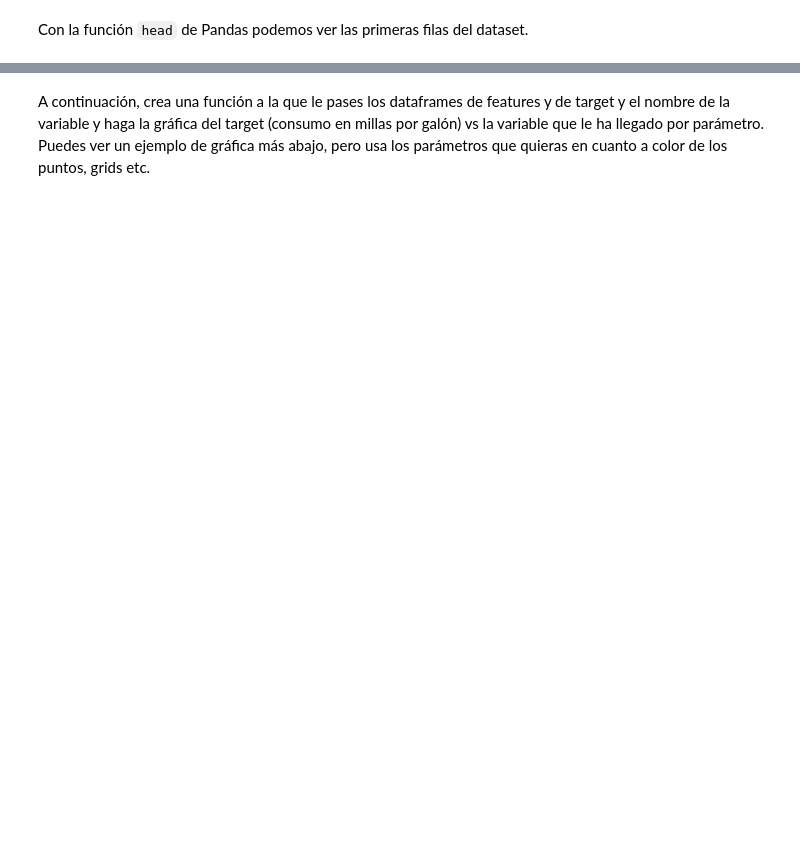
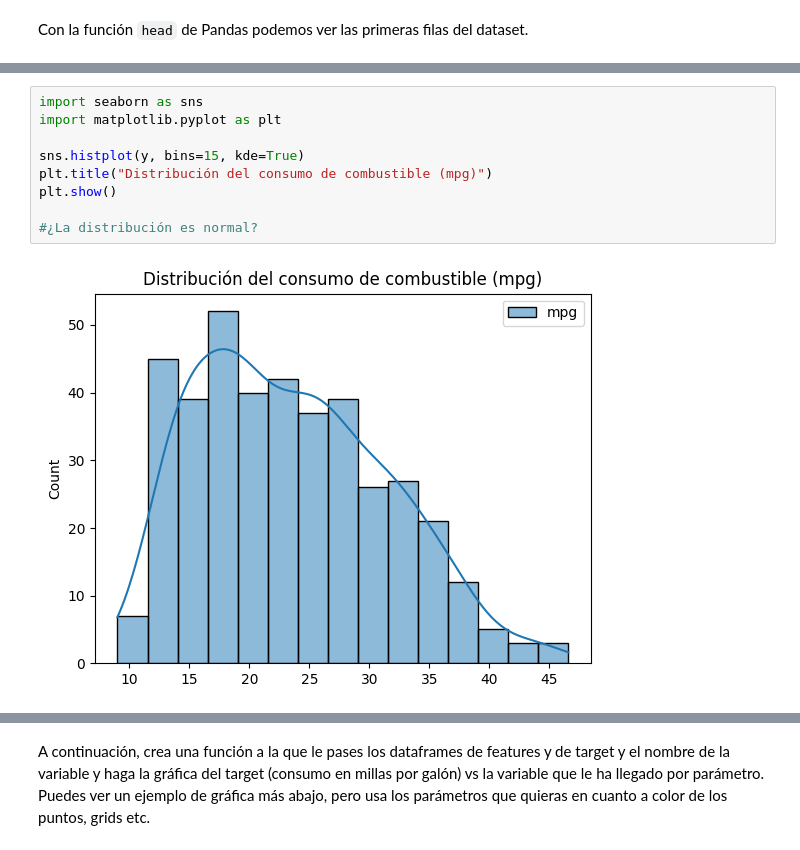
Before and after one commit to Amzsergio/Keepcoding, a Jupyter notebook: ALG-PRACTICA_propuesta.ipynb, the cells around one changed output, grey strips where cells are left out. Cells and saved outputs as stored; diff of their text form; blank space fills up the shorter version.

```diff
--- a/ALG-PRACTICA_propuesta.ipynb
+++ b/ALG-PRACTICA_propuesta.ipynb
@@ -65,0 +164,11 @@ En este punto, puedes hacer cualquier otro análisis exploratorio que creas conv
+# %%
+import seaborn as sns
+import matplotlib.pyplot as plt
+
+sns.histplot(y, bins=15, kde=True)
+plt.title("Distribución del consumo de combustible (mpg)")
+plt.show()
+
+#¿La distribución es normal?
+# %% [output]
+[figure, added]
```
Also changed, not shown: parts of 22 cells of this notebook.
